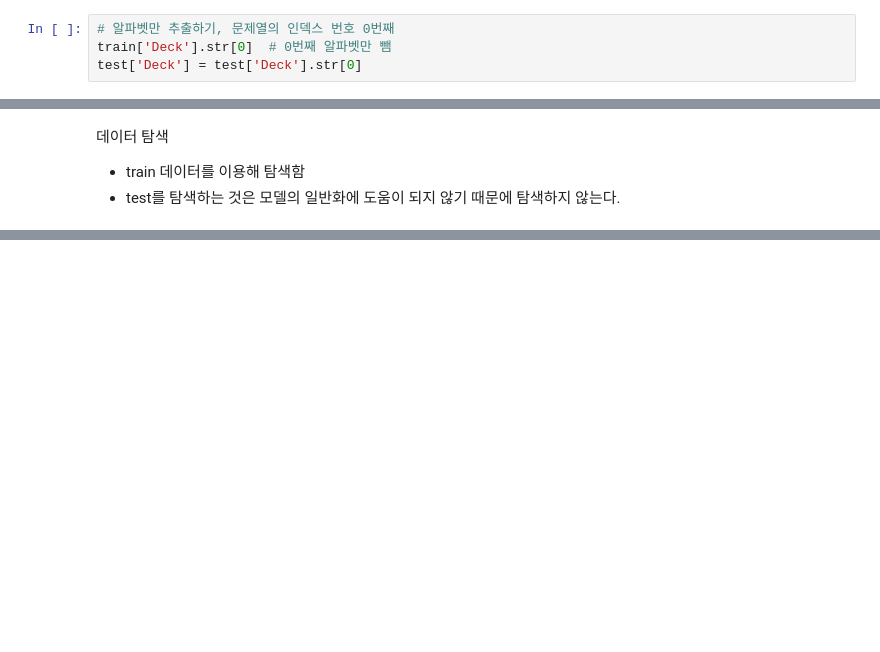
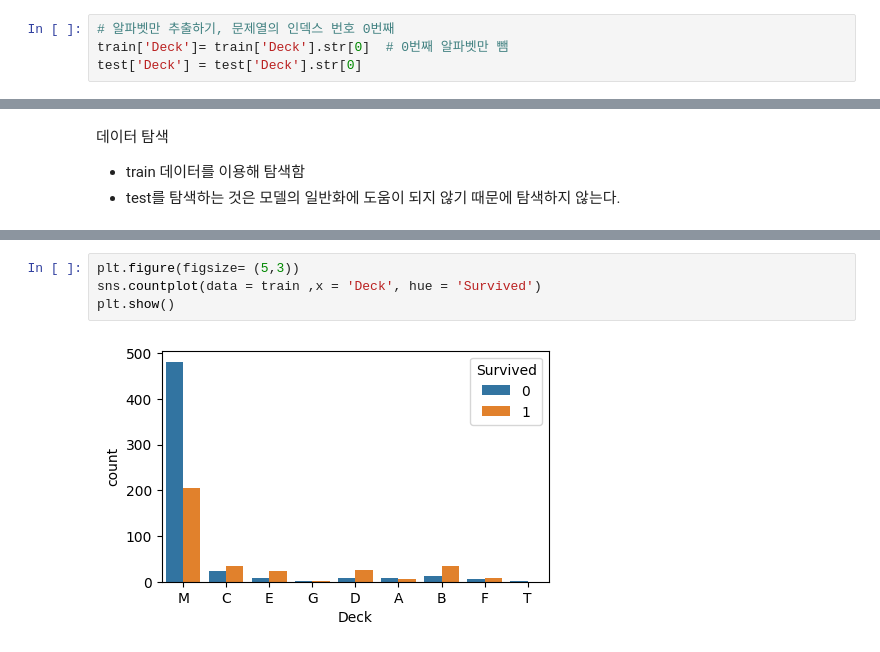
Before and after one commit to so1454/MachineLearning, a Jupyter notebook: ex06titanic_생존자_예측_tree분류실습.ipynb, the cells around one changed output, grey strips where cells are left out. Cells and saved outputs as stored; diff of their text form; blank space fills up the shorter version.

```diff
--- a/ex06titanic_생존자_예측_tree분류실습.ipynb
+++ b/ex06titanic_생존자_예측_tree분류실습.ipynb
@@ -465,7 +466,7 @@ train['Deck'] = train['Cabin'].fillna('M')
 test['Deck'] = test['Cabin'].fillna('M')
 # %%
 # 알파벳만 추출하기, 문제열의 인덱스 번호 0번째
-train['Deck'].str[0]  # 0번째 알파벳만 뺌
+train['Deck']= train['Deck'].str[0]  # 0번째 알파벳만 뺌
 test['Deck'] = test['Deck'].str[0]
 # %%
 # Cabin컬럼은 삭제 train, test 동일하게 적용 !
@@ -523,0 +556,6 @@ memory usage: 35.9+ KB
+# %%
+plt.figure(figsize= (5,3))
+sns.countplot(data = train ,x = 'Deck', hue = 'Survived')
+plt.show()
+# %% [output]
+[figure, added]
```
Also changed, not shown: parts of 72 cells of this notebook, 2 other files.
